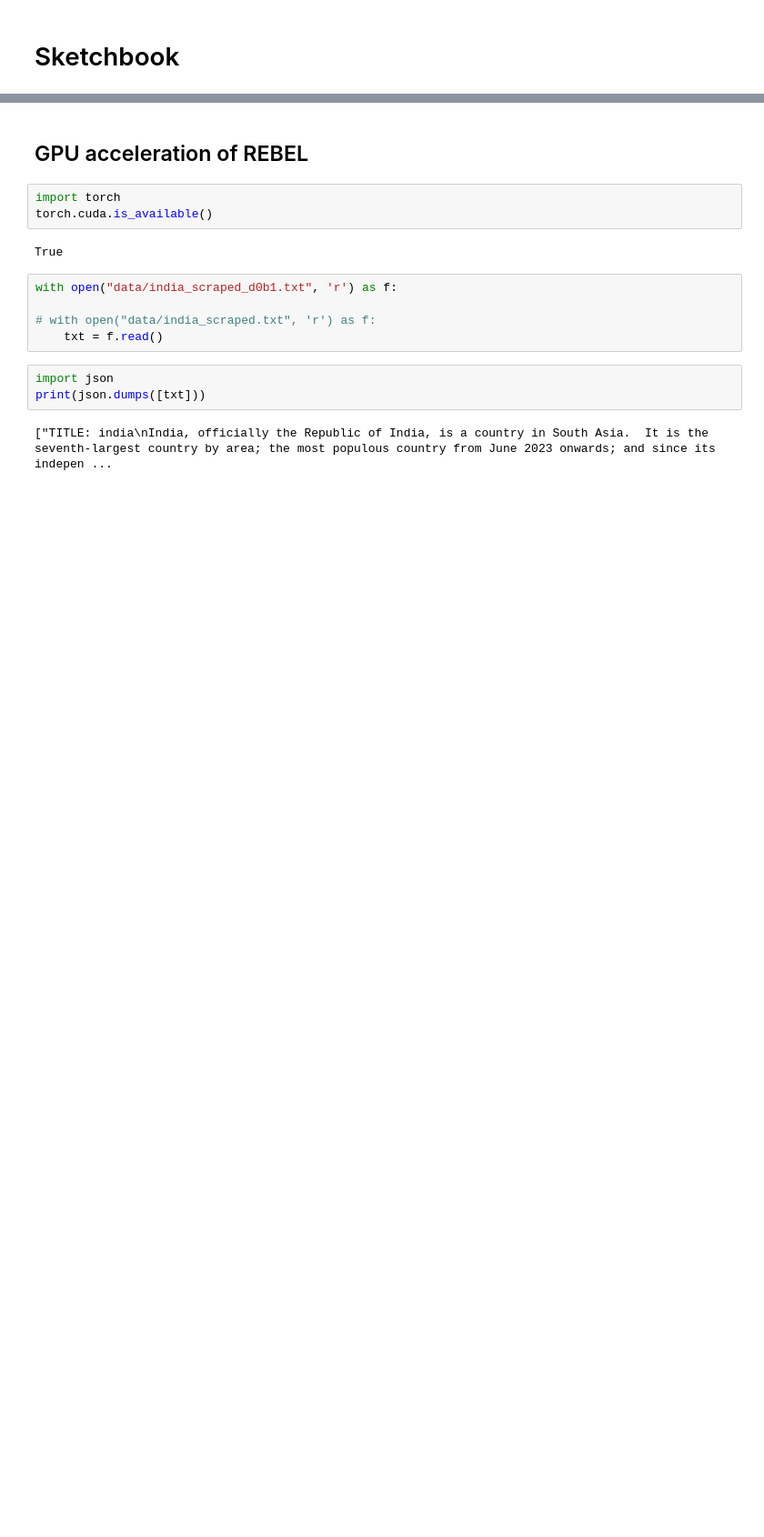
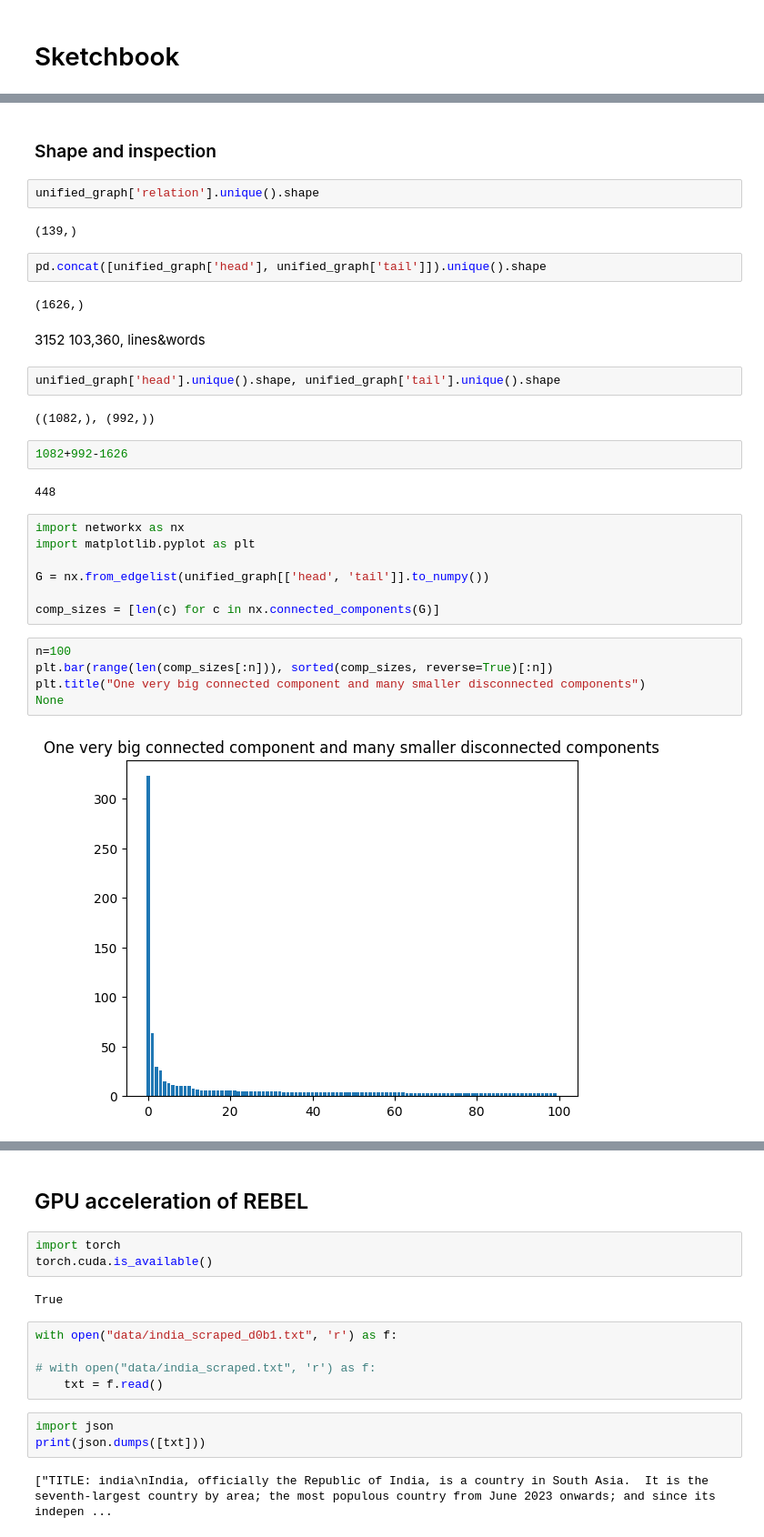
Before and after one commit to RK22000/REBEL-Graph-RAG, a Jupyter notebook: notebook.ipynb, the cells around one changed output, grey strips where cells are left out. Shown at 91% size. Saved outputs shown, nothing was run; the diff lists cells and outputs as text; blank space fills up the shorter version.

Commit message:
Knowledge graph analysis (#9)
* Script to fetch articles

* Extract graph script

* analyzed relations

* Final submission commit

```diff
--- a/notebook.ipynb
+++ b/notebook.ipynb
@@ -2,0 +96,34 @@
+# %% [markdown]
+### Shape and inspection
+# %%
+unified_graph['relation'].unique().shape
+# %% [output]
+(139,)
+# %%
+pd.concat([unified_graph['head'], unified_graph['tail']]).unique().shape
+# %% [output]
+(1626,)
+# %% [markdown]
+3152 103,360, lines&words
+# %%
+unified_graph['head'].unique().shape, unified_graph['tail'].unique().shape
+# %% [output]
+((1082,), (992,))
+# %%
+1082+992-1626
+# %% [output]
+448
+# %%
+import networkx as nx
+import matplotlib.pyplot as plt
+
+G = nx.from_edgelist(unified_graph[['head', 'tail']].to_numpy())
+
+comp_sizes = [len(c) for c in nx.connected_components(G)]
+# %%
+n=100
+plt.bar(range(len(comp_sizes[:n])), sorted(comp_sizes, reverse=True)[:n])
+plt.title("One very big connected component and many smaller disconnected components")
+None
+# %% [output]
+[figure, added]
```
Also changed, not shown: parts of 61 cells of this notebook, 5 other files.
